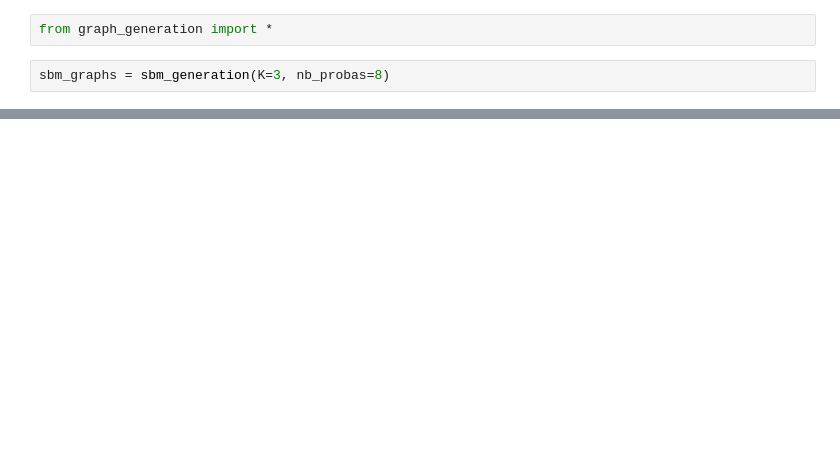
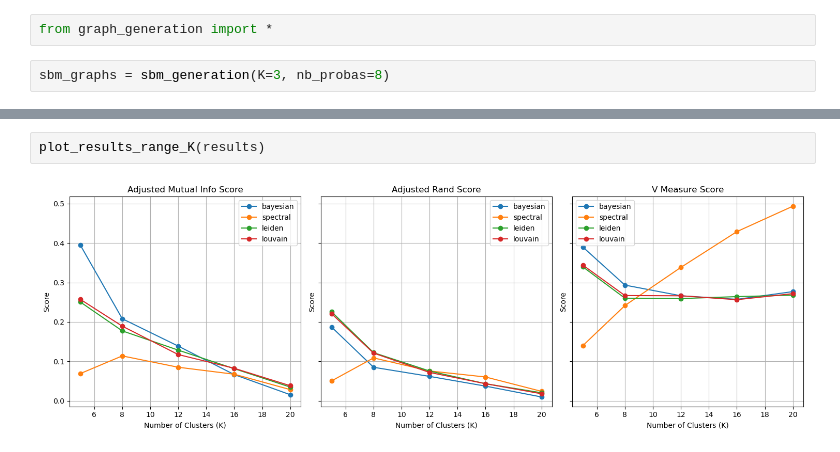
Before and after one commit to salyaa/semester_project, a Jupyter notebook: tests.ipynb, the cells around one changed output, grey strips where cells are left out. Drawn from its saved outputs; the diff is of its cells as text; blank space fills up the shorter version.

```diff
--- a/tests.ipynb
+++ b/tests.ipynb
@@ -157,0 +121,4 @@ display(results)
+# %%
+plot_results_range_K(results)
+# %% [output]
+[figure, added]
```
Also changed, not shown: parts of 15 cells of this notebook, 8 other files.
